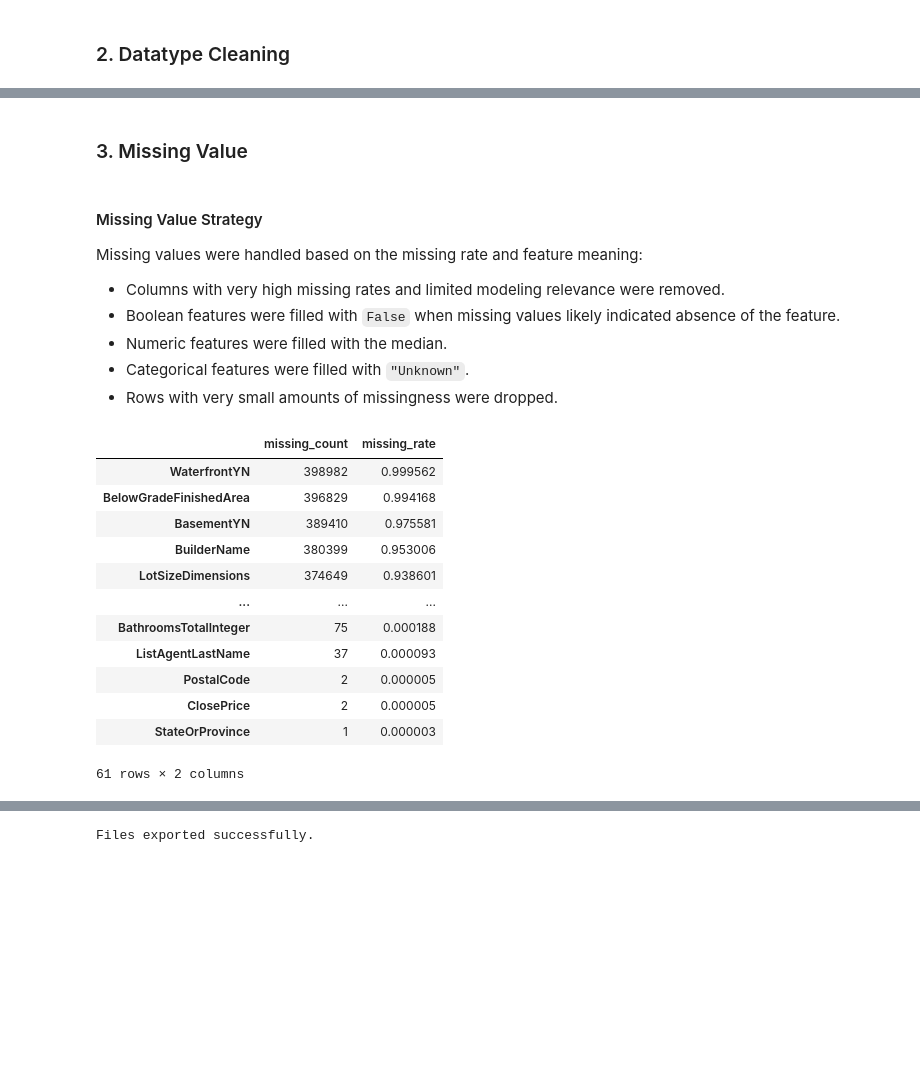
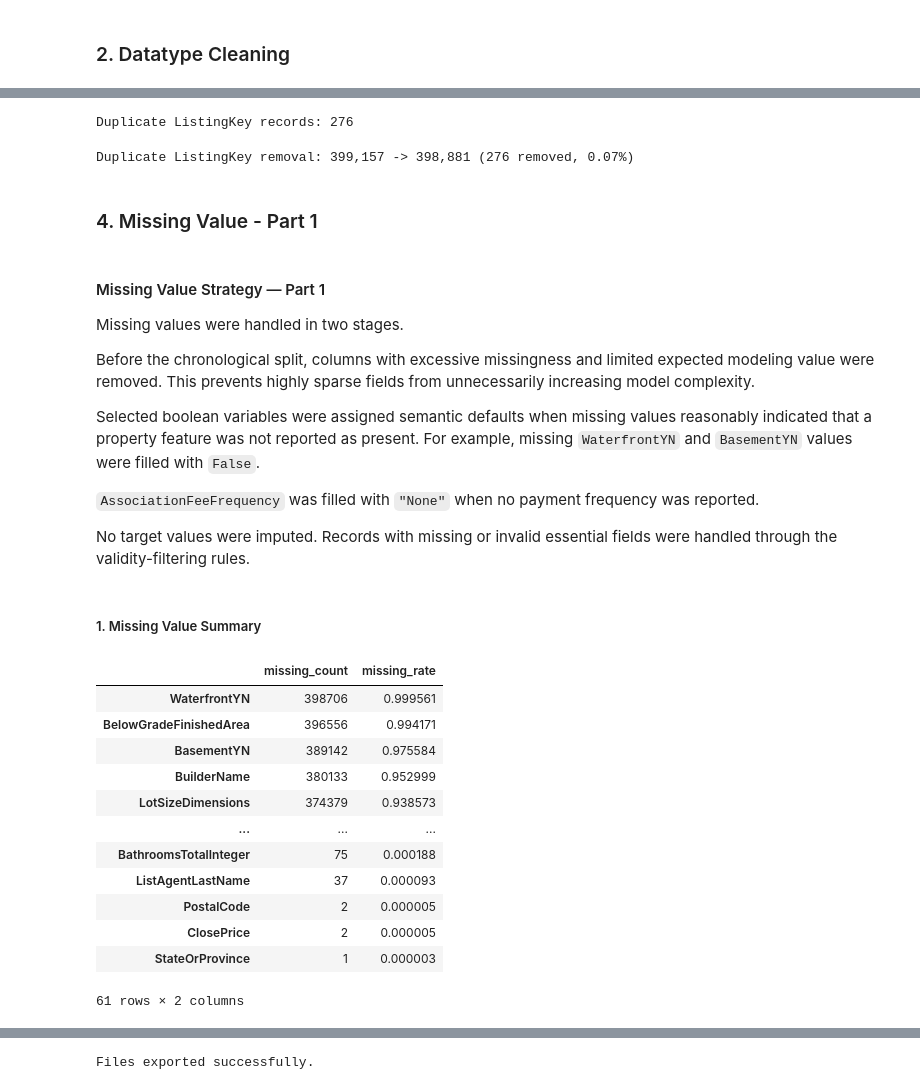
Before and after one commit to jasperfc/IDX-Exchange, a Jupyter notebook: Notebook/notebook_02_preprocessing.ipynb, the cells around one changed output, grey strips where cells are left out. Saved outputs shown, nothing was run; the diff lists cells and outputs as text; code cells hidden in the pictures; blank space fills up the shorter version.

```diff
--- a/Notebook/notebook_02_preprocessing.ipynb
+++ b/Notebook/notebook_02_preprocessing.ipynb
@@ -43,7 +77,11 @@ end_month = "2026-05"
 # %%
 # Filter the length of data
 raw_df["CloseDate"] = pd.to_datetime(raw_df["CloseDate"], errors = "coerce")
-raw_df["CloseMonth"] = raw_df["CloseDate"].dt.to_period("M")
-raw_df = raw_df[(raw_df["CloseMonth"] >= start_month) & (raw_df["CloseMonth"] <= end_month)].copy()
+raw_df["ClosePeriod"] = raw_df["CloseDate"].dt.to_period("M")
+start_period = pd.Period(start_month, freq = "M")
+end_period = pd.Period(end_month, freq = "M")
+raw_df = raw_df[(raw_df["ClosePeriod"] >= start_period) & (raw_df["ClosePeriod"] <= end_period)].copy()
+# Get the length of dateframe before filter
+before_property_filter = len(raw_df)
 # Filter dataframe to PropertyType = Residential and PropertySubType = Single Family Residence
-raw_df_filtered = raw_df[(raw_df.PropertyType == "Residential") & (raw_df.PropertySubType == "SingleFamilyResidence")]
+raw_df_filtered = raw_df[(raw_df.PropertyType == "Residential") & (raw_df.PropertySubType == "SingleFamilyResidence")].copy()
@@ -87,7 +127,7 @@ for col in bool_cols:
     if col in df.columns:
         df[col] = df[col].map(bool_map).astype("boolean")
 # Longitude & Latitude Columns (float)
-for col in ["latfilled", "lonfilled"]:
+for col in ["Latitude", "Longitude", "latfilled", "lonfilled"]:
     if col in df.columns:
         df[col] = pd.to_numeric(df[col], errors = "coerce")
 # ID Columns (string)
@@ -123,26 +173,42 @@ memory usage: 218.5+ MB
+# %%
+# Duplicate Check
+before_duplicates = len(df)
+duplicate_count = df.duplicated(subset = ["ListingKey"], keep = "first").sum()
+print("Duplicate ListingKey records:", duplicate_count)
+df = df.drop_duplicates(subset = ["ListingKey"], keep = "first").copy()
+# %% [output]
+Duplicate ListingKey records: 276
+# %%
+log_row_change("Duplicate ListingKey removal", before_duplicates, len(df))
+# %% [output]
+Duplicate ListingKey removal: 399,157 -> 398,881 (276 removed, 0.07%)
 # %% [markdown]
-### 3. Missing Value
+### 4. Missing Value - Part 1
 # %% [markdown]
-#### Missing Value Strategy
+#### Missing Value Strategy — Part 1
 
-Missing values were handled based on the missing rate and feature meaning:
+Missing values were handled in two stages.
 
-- Columns with very high missing rates and limited modeling relevance were removed.
-- Boolean features were filled with `False` when missing values likely indicated absence of the feature.
-- Numeric features were filled with the median.
-- Categorical features were filled with `"Unknown"`.
-- Rows with very small amounts of missingness were dropped.
+Before the chronological split, columns with excessive missingness and limited expected modeling value were removed. This prevents highly sparse fields from unnecessarily increasing model complexity.
+
+Selected boolean variables were assigned semantic defaults when missing values reasonably indicated that a property feature was not reported as present. For example, missing `WaterfrontYN` and `BasementYN` values were filled with `False`.
+
+`AssociationFeeFrequency` was filled with `"None"` when no payment frequency was reported.
+
+No target values were imputed. Records with missing or invalid essential fields were handled through the validity-filtering rules.
+# %% [markdown]
+##### 1. Missing Value Summary
 # %%
-missing_summary_1 = pd.DataFrame({"missing_count": df.isna().sum(),"missing_rate": df.isna().mean()})\
+missing_summary = pd.DataFrame({"missing_count": df.isna().sum(), "missing_rate": df.isna().mean()})\
                     .sort_values("missing_rate", ascending = False)
-missing_summary_1[missing_summary_1.missing_rate > 0]
+missing_summary[missing_summary.missing_rate > 0]
 # %% [output]
 |  | missing_count | missing_rate |
-| WaterfrontYN | 398982 | 0.999562 |
-| BelowGradeFinishedArea | 396829 | 0.994168 |
-| BasementYN | 389410 | 0.975581 |
-| BuilderName | 380399 | 0.953006 |
-| LotSizeDimensions | 374649 | 0.938601 |
+| WaterfrontYN | 398706 | 0.999561 |
+| BelowGradeFinishedArea | 396556 | 0.994171 |
+| BasementYN | 389142 | 0.975584 |
+| BuilderName | 380133 | 0.952999 |
+| LotSizeDimensions | 374379 | 0.938573 |
 | ... | ... | ... |
 | BathroomsTotalInteger | 75 | 0.000188 |
 | ListAgentLastName | 37 | 0.000093 |
```
Also changed, not shown: parts of 70 cells of this notebook, 14 other files.
